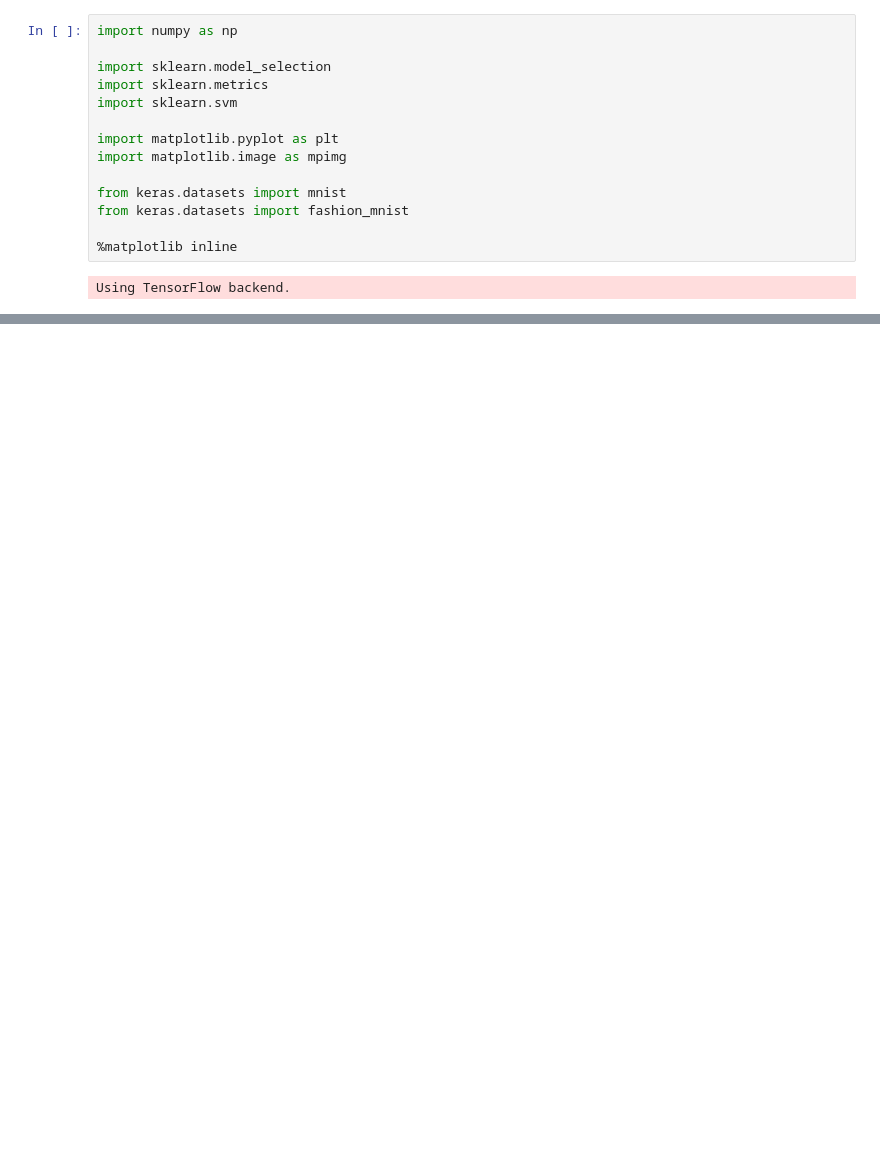
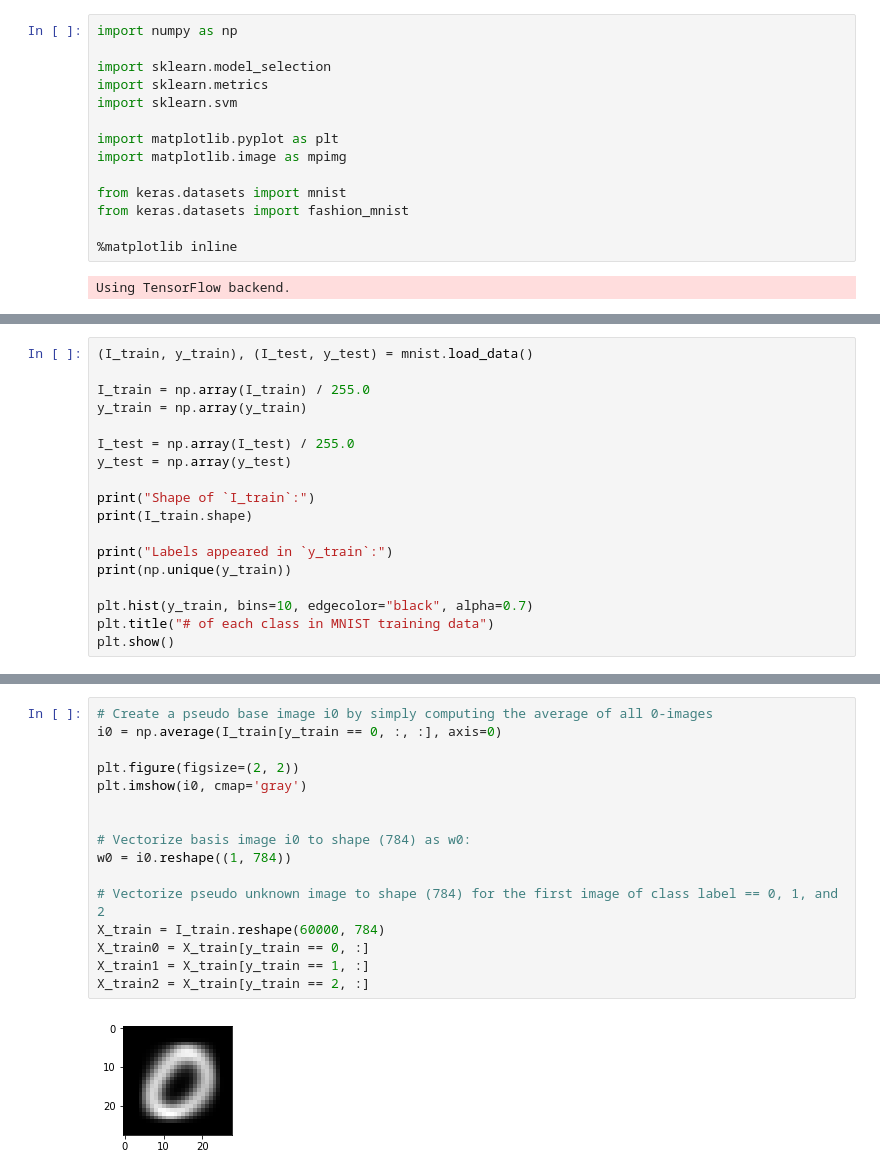
Before and after one commit to jessee-kung/tu-etp-ad1062, a Jupyter notebook: demo_01.ipynb, the cells around one changed output, grey strips where cells are left out. Saved outputs shown, nothing was run; the diff lists cells and outputs as text; blank space fills up the shorter version.

```diff
--- a/demo_01.ipynb
+++ b/demo_01.ipynb
@@ -333,0 +47,18 @@ print("  %s" % scores)
+# %%
+(I_train, y_train), (I_test, y_test) = mnist.load_data()
+
+I_train = np.array(I_train) / 255.0
+y_train = np.array(y_train)
+
+I_test = np.array(I_test) / 255.0
+y_test = np.array(y_test)
+
+print("Shape of `I_train`:")
+print(I_train.shape)
+
+print("Labels appeared in `y_train`:")
+print(np.unique(y_train))
+
+plt.hist(y_train, bins=10, edgecolor="black", alpha=0.7)
+plt.title("# of each class in MNIST training data")
+plt.show()
@@ -333,0 +123,18 @@ print("  %s" % scores)
+# %%
+# Create a pseudo base image i0 by simply computing the average of all 0-images
+i0 = np.average(I_train[y_train == 0, :, :], axis=0)
+
+plt.figure(figsize=(2, 2))
+plt.imshow(i0, cmap='gray')
+
+
+# Vectorize basis image i0 to shape (784) as w0:
+w0 = i0.reshape((1, 784))
+
+# Vectorize pseudo unknown image to shape (784) for the first image of class label == 0, 1, and 2
+X_train = I_train.reshape(60000, 784)
+X_train0 = X_train[y_train == 0, :]
+X_train1 = X_train[y_train == 1, :]
+X_train2 = X_train[y_train == 2, :]
+# %% [output]
+[figure, added]
```
Also changed, not shown: parts of 38 cells of this notebook.
